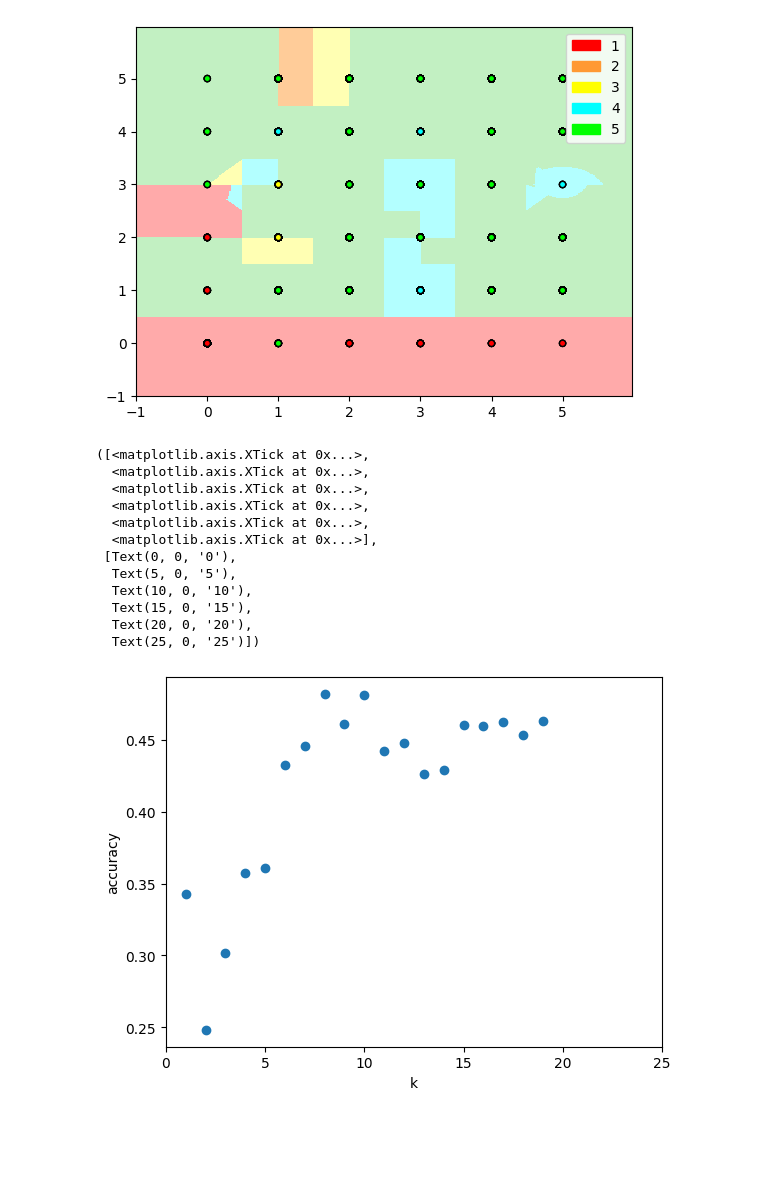
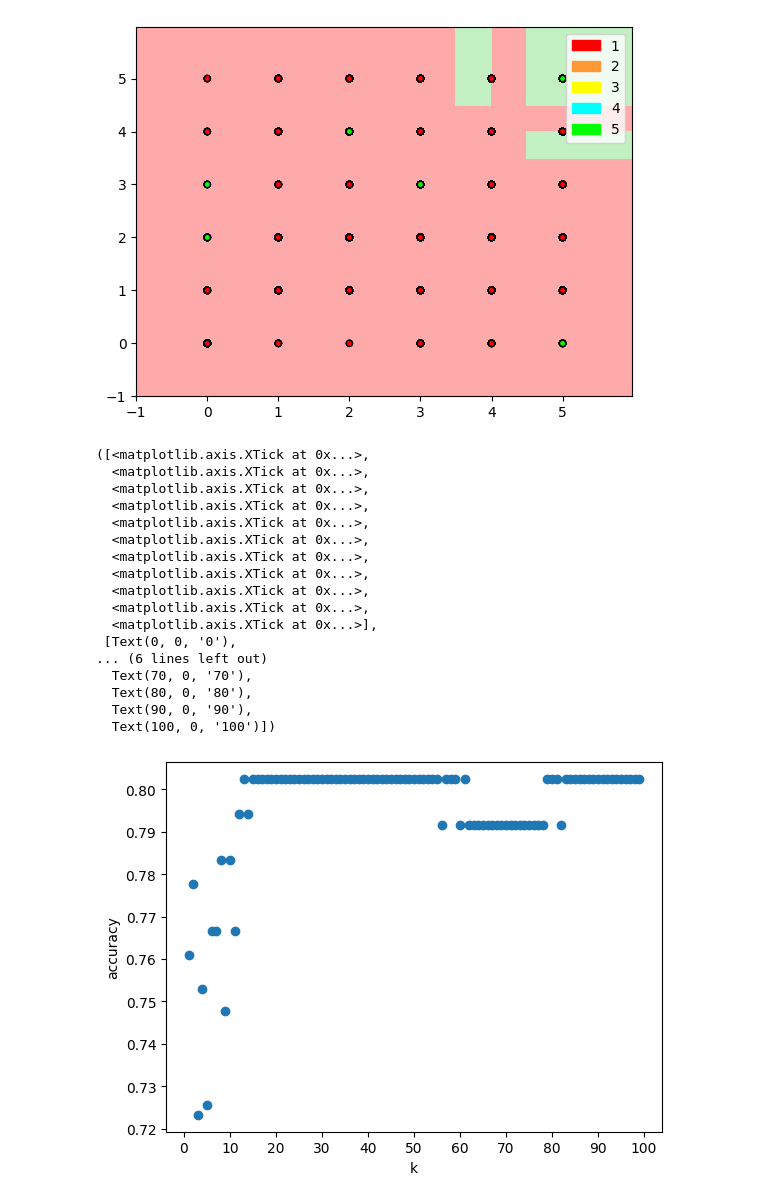
Before and after one commit to DCvrro/KNN_H1N1, a Jupyter notebook: KNN.ipynb, the cells around one changed output. Drawn from its saved outputs; the diff is of its cells as text; code cells hidden in the pictures; blank space fills up the shorter version.

```diff
--- a/KNN.ipynb
+++ b/KNN.ipynb
@@ -35,8 +46,8 @@ datos.opinion_h1n1_sick_from_vacc=datos.opinion_h1n1_sick_from_vacc.astype(int)
 datos.opinion_seas_vacc_effective=datos.opinion_seas_vacc_effective.astype(int)
 datos.opinion_h1n1_vacc_effective=datos.opinion_h1n1_vacc_effective.astype(int)
 
-X = datos[['opinion_h1n1_risk','opinion_h1n1_sick_from_vacc']].values
-y = datos['opinion_seas_vacc_effective'].values
+X = datos[['opinion_h1n1_vacc_effective','opinion_h1n1_risk']].values
+y = datos['h1n1_vaccine'].values
 
 X_train, X_test, y_train, y_test = train_test_split(X,y, random_state=0)
 scaler = MinMaxScaler()
@@ -94,30 +105,35 @@ plt.legend(handles=[patch0, patch1, patch2, patch3,patch4])
 
 plt.show()
 # %% [output]
-[figure, old version]
+[figure, new version]
 # %%
-k_range = range(1, 20)
+k_range = range(1, 100)
 scores = []
 for k in k_range:
     knn = KNeighborsClassifier(n_neighbors = k)
     knn.fit(X_train, y_train)
     scores.append(knn.score(X_test, y_test))
 plt.figure()
 plt.xlabel('k')
 plt.ylabel('accuracy')
 plt.scatter(k_range, scores)
-plt.xticks([0,5,10,15,20,25])
+plt.xticks([0,10,20,30,40,50,60,70,80,90,100])
 # %% [output]
 ([<matplotlib.axis.XTick at 0x...>,
+  <matplotlib.axis.XTick at 0x...>,
+  <matplotlib.axis.XTick at 0x...>,
+  <matplotlib.axis.XTick at 0x...>,
+  <matplotlib.axis.XTick at 0x...>,
+  <matplotlib.axis.XTick at 0x...>,
   <matplotlib.axis.XTick at 0x...>,
   <matplotlib.axis.XTick at 0x...>,
   <matplotlib.axis.XTick at 0x...>,
   <matplotlib.axis.XTick at 0x...>,
   <matplotlib.axis.XTick at 0x...>],
  [Text(0, 0, '0'),
-  Text(5, 0, '5'),
-  Text(10, 0, '10'),
-  Text(15, 0, '15'),
-  Text(20, 0, '20'),
-  Text(25, 0, '25')])
+... (6 lines left out)
+  Text(70, 0, '70'),
+  Text(80, 0, '80'),
+  Text(90, 0, '90'),
+  Text(100, 0, '100')])
-[figure, old version]
+[figure, new version]
```
Also changed, not shown: parts of 6 cells of this notebook, 4 other files.
